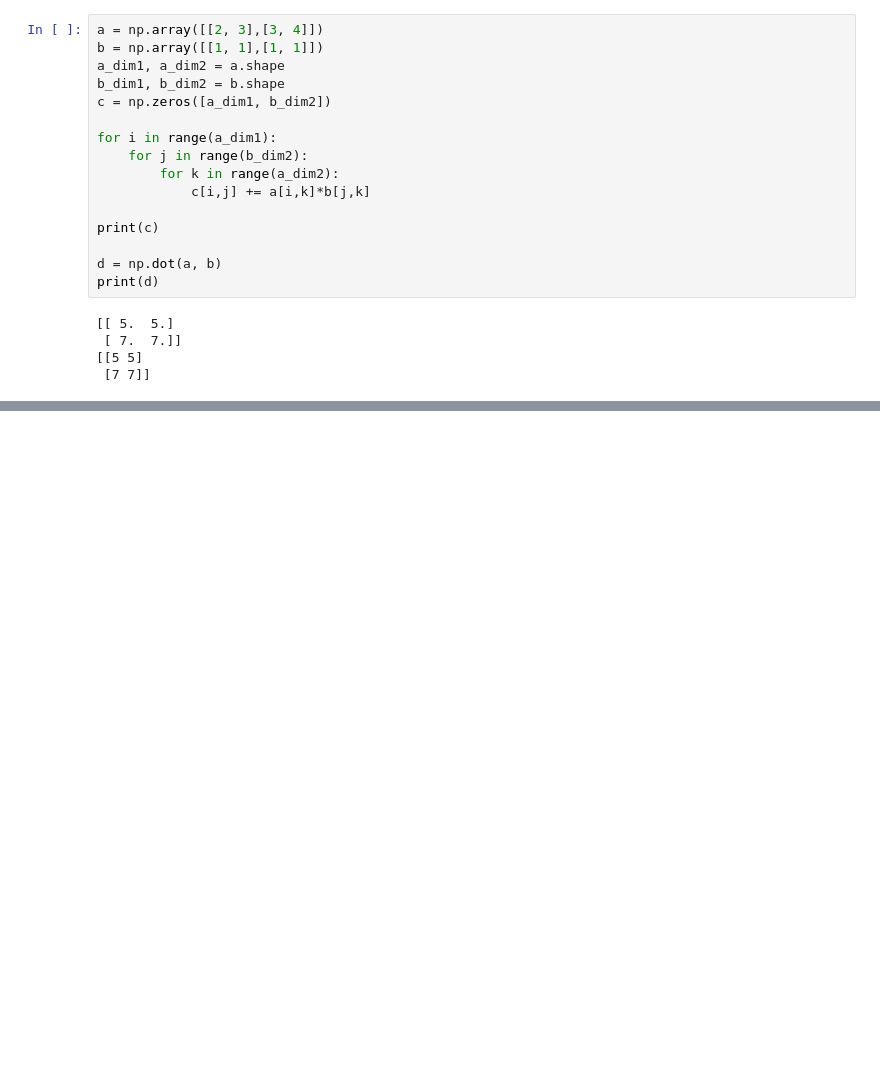
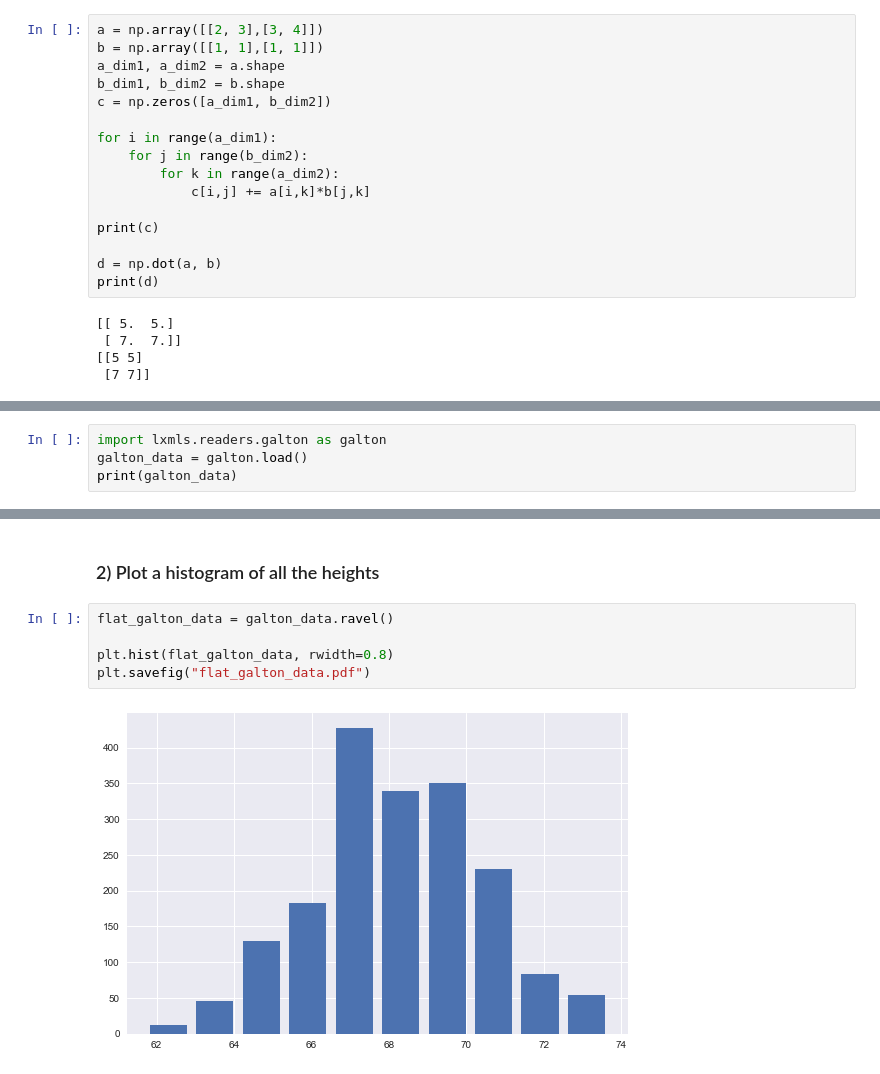
Before and after one commit to gomesfernanda/lxmls_lab, a Jupyter notebook: Lesson 0 - Python basics.ipynb, the cells around one changed output, grey strips where cells are left out. Drawn from its saved outputs; the diff is of its cells as text; blank space fills up the shorter version.

```diff
--- a/Lesson 0 - Python basics.ipynb
+++ b/Lesson 0 - Python basics.ipynb
@@ -66,0 +112,4 @@ print(d)
+# %%
+import lxmls.readers.galton as galton
+galton_data = galton.load()
+print(galton_data)
@@ -66,0 +146,9 @@ print(d)
+# %% [markdown]
+### 2) Plot a histogram of all the heights
+# %%
+flat_galton_data = galton_data.ravel()
+
+plt.hist(flat_galton_data, rwidth=0.8)
+plt.savefig("flat_galton_data.pdf")
+# %% [output]
+[figure, added]
```
Also changed, not shown: parts of 14 cells of this notebook, 2 other files.
